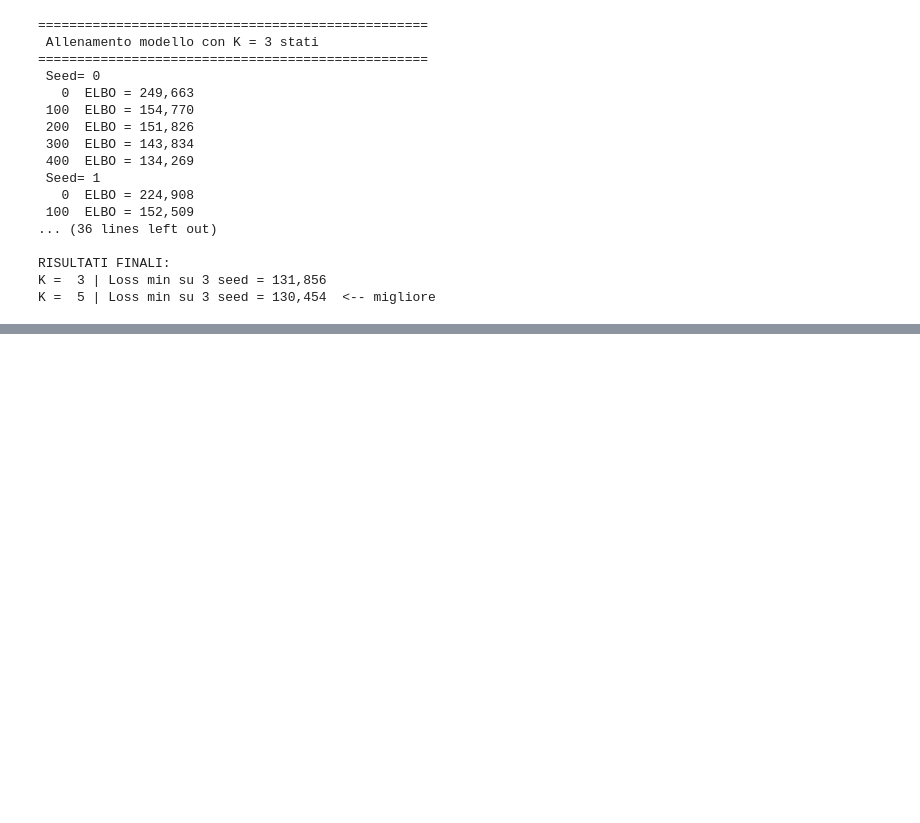
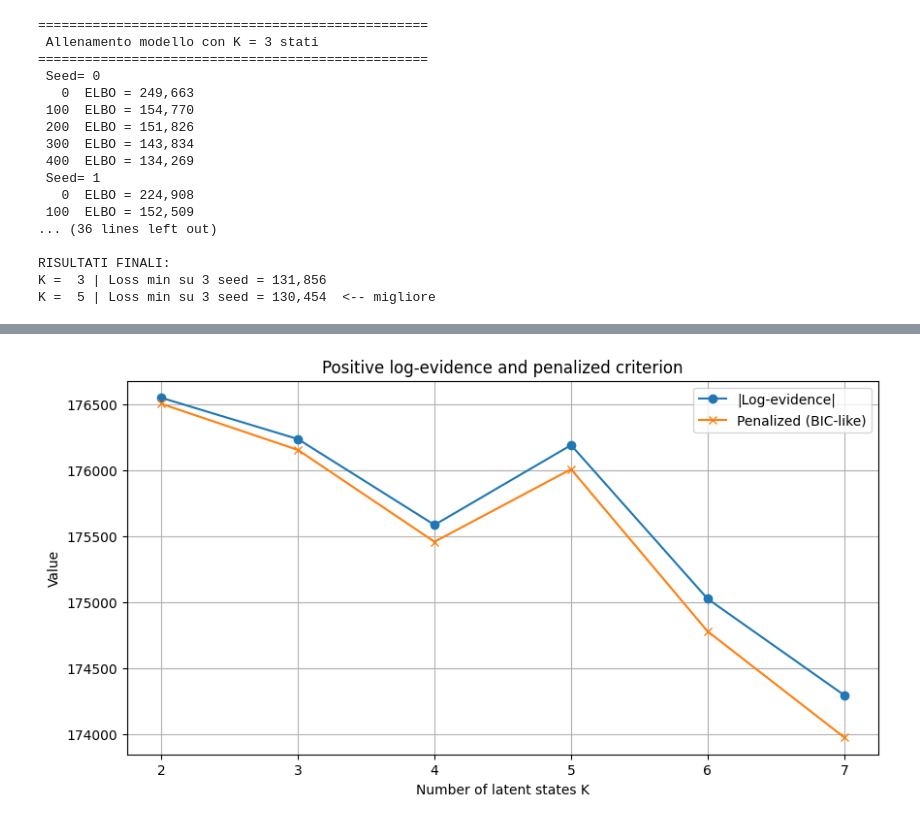
Before and after one commit to erikdeluca/Blood-Donors, a Jupyter notebook: notebooks/Number of latent state 2.ipynb, the cells around one changed output, grey strips where cells are left out. Cells and saved outputs as stored; diff of their text form; code cells hidden in the pictures; blank space fills up the shorter version.

```diff
--- a/notebooks/Number of latent state 2.ipynb
+++ b/notebooks/Number of latent state 2.ipynb
@@ -1159,0 +1002,31 @@ def plot_one_gg(idx, obs_torch, paths, years=years_axis, state_cols=None, y_max=
+# %%
+K_list = list(range(2, 8))
+log_evidences = [-176548.53125,
+                 -176235.46875,
+                 -175584.796875,
+                 -176189.828125,
+                 -175024.0625,
+                 -174293.875]
+
+# rendiamo valori positivi
+log_evidences_pos = np.abs(log_evidences)
+
+# numero di parametri per ciascun K
+# esempio: pi: K, A: K*K, rates: K => num_params = K + K*K + K = K^2 + 2K
+num_params = [K + K**2 + 2*K for K in K_list]
+
+N = 9300
+penalized = log_evidences_pos - 0.5 * np.array(num_params) * np.log(N)
+
+plt.figure(figsize=(10,5))
+
+plt.plot(K_list, log_evidences_pos, marker='o', label='|Log-evidence|')
+plt.plot(K_list, penalized, marker='x', label='Penalized (BIC-like)')
+plt.xlabel("Number of latent states K")
+plt.ylabel("Value")
+plt.title("Positive log-evidence and penalized criterion")
+plt.grid(True)
+plt.legend()
+plt.show()
+# %% [output]
+[figure, added]
```
Also changed, not shown: parts of 29 cells of this notebook, 8 other files.
